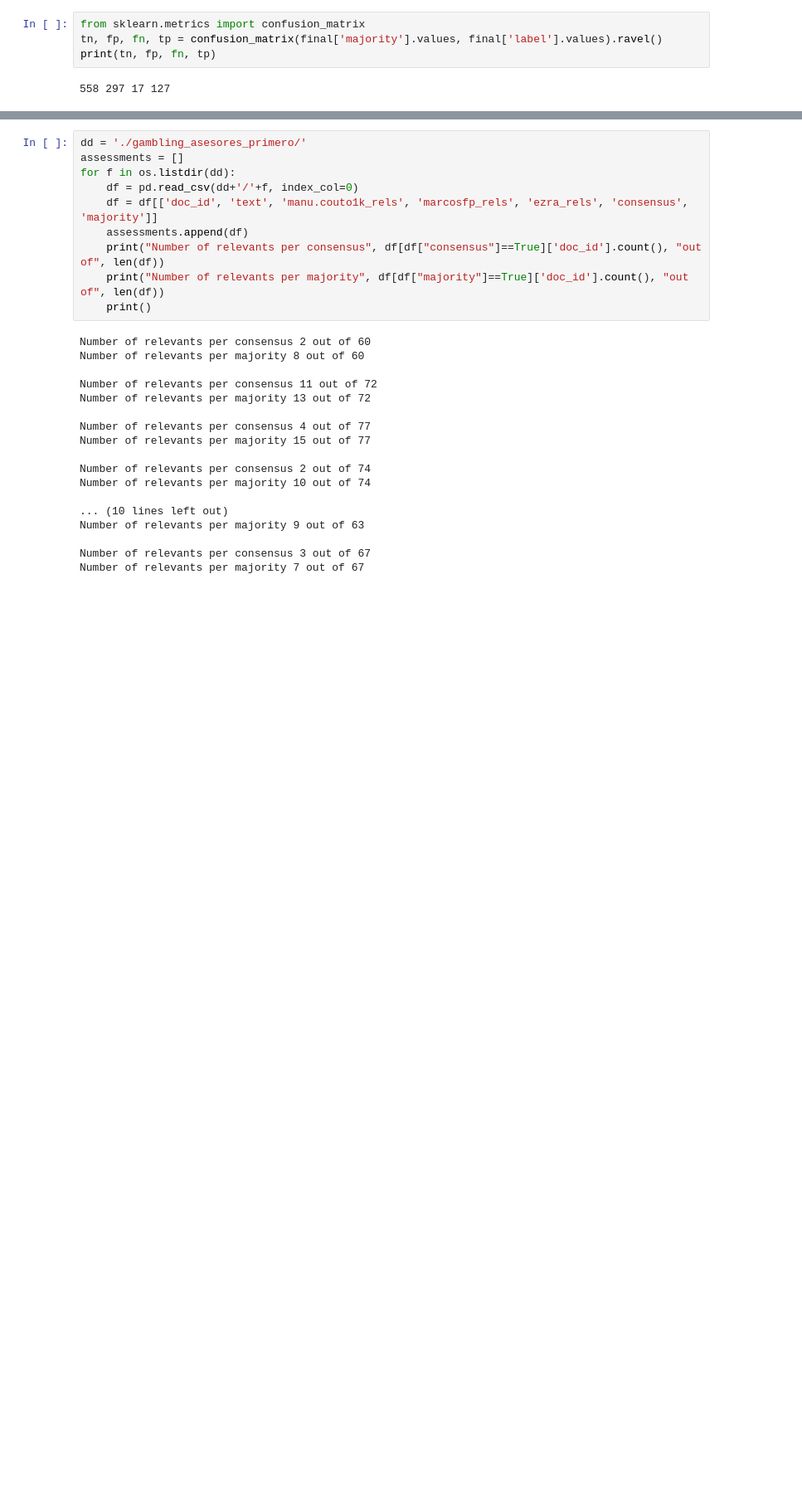
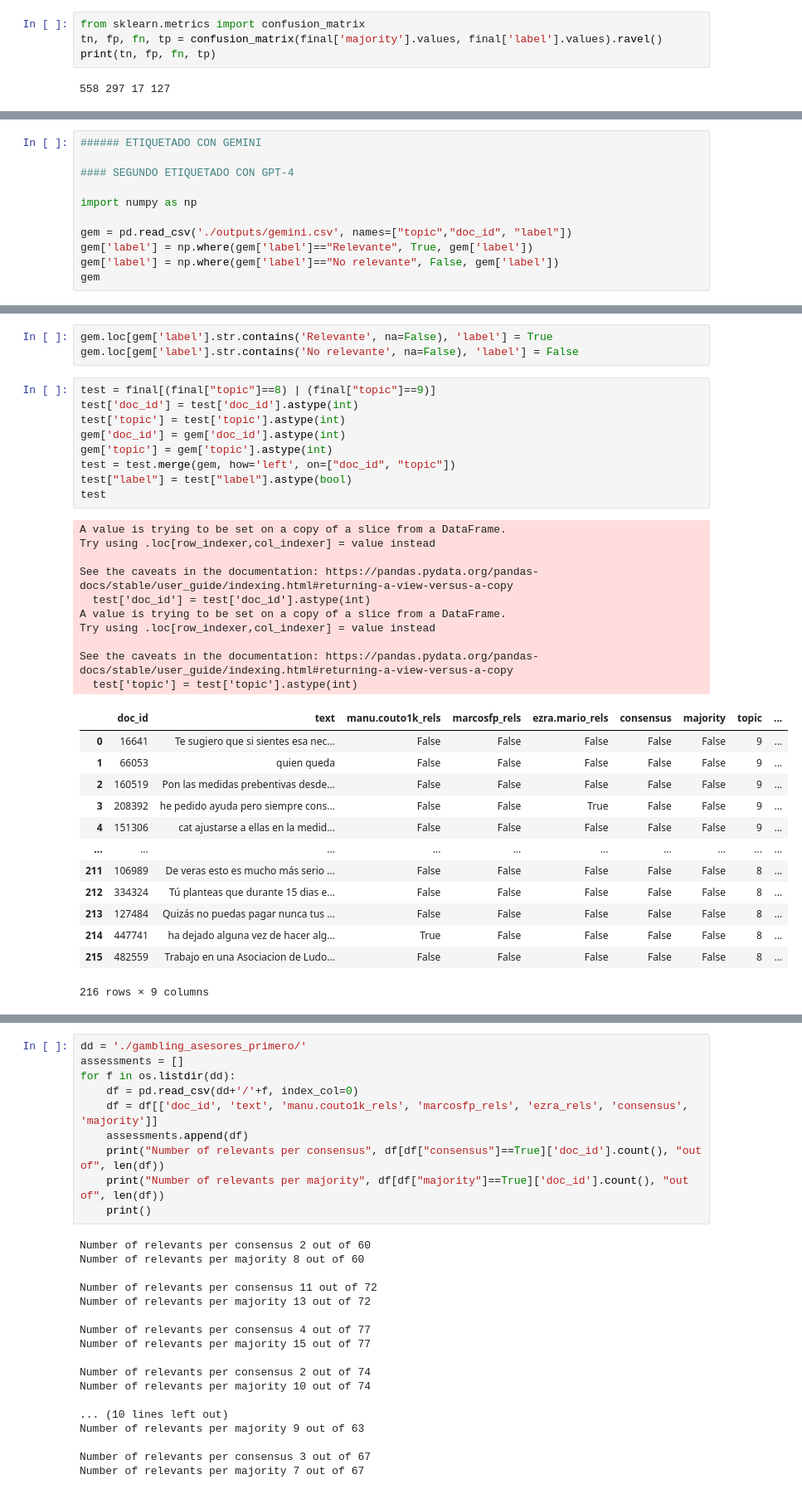
Before and after one commit to citiususc/ludosym, a Jupyter notebook: qrels-stats.ipynb, the cells around one changed output, grey strips where cells are left out. Shown at 83% size. Saved outputs shown, nothing was run; the diff lists cells and outputs as text; blank space fills up the shorter version.

Commit message:
First Gemini results

```diff
--- a/qrels-stats.ipynb
+++ b/qrels-stats.ipynb
@@ -223,0 +233,11 @@ Name: count, dtype: int64
+# %%
+###### ETIQUETADO CON GEMINI
+
+#### SEGUNDO ETIQUETADO CON GPT-4
+
+import numpy as np
+
+gem = pd.read_csv('./outputs/gemini.csv', names=["topic","doc_id", "label"])
+gem['label'] = np.where(gem['label']=="Relevante", True, gem['label'])
+gem['label'] = np.where(gem['label']=="No relevante", False, gem['label'])
+gem
@@ -223,0 +258,36 @@ Name: count, dtype: int64
+# %%
+gem.loc[gem['label'].str.contains('Relevante', na=False), 'label'] = True
+gem.loc[gem['label'].str.contains('No relevante', na=False), 'label'] = False
+# %%
+test = final[(final["topic"]==8) | (final["topic"]==9)]
+test['doc_id'] = test['doc_id'].astype(int)
+test['topic'] = test['topic'].astype(int)
+gem['doc_id'] = gem['doc_id'].astype(int)
+gem['topic'] = gem['topic'].astype(int)
+test = test.merge(gem, how='left', on=["doc_id", "topic"])
+test["label"] = test["label"].astype(bool)
+test
+# %% [output]
+A value is trying to be set on a copy of a slice from a DataFrame.
+Try using .loc[row_indexer,col_indexer] = value instead
+
+See the caveats in the documentation: https://pandas.pydata.org/pandas-docs/stable/user_guide/indexing.html#returning-a-view-versus-a-copy
+  test['doc_id'] = test['doc_id'].astype(int)
+A value is trying to be set on a copy of a slice from a DataFrame.
+Try using .loc[row_indexer,col_indexer] = value instead
+
+See the caveats in the documentation: https://pandas.pydata.org/pandas-docs/stable/user_guide/indexing.html#returning-a-view-versus-a-copy
+  test['topic'] = test['topic'].astype(int)
+|  | doc_id | text | manu.couto1k_rels | marcosfp_rels | ezra.mario_rels | consensus | majority | topic | ... |
+| 0 | 16641 | Te sugiero que si sientes esa nec... | False | False | False | False | False | 9 | ... |
+| 1 | 66053 | quien queda | False | False | False | False | False | 9 | ... |
+| 2 | 160519 | Pon las medidas prebentivas desde... | False | False | False | False | False | 9 | ... |
+| 3 | 208392 | he pedido ayuda pero siempre cons... | False | False | True | False | False | 9 | ... |
+| 4 | 151306 | cat ajustarse a ellas en la medid... | False | False | False | False | False | 9 | ... |
+| ... | ... | ... | ... | ... | ... | ... | ... | ... | ... |
+| 211 | 106989 | De veras esto es mucho más serio ... | False | False | False | False | False | 8 | ... |
+| 212 | 334324 | Tú planteas que durante 15 dias e... | False | False | False | False | False | 8 | ... |
+| 213 | 127484 | Quizás no puedas pagar nunca tus ... | False | False | False | False | False | 8 | ... |
+| 214 | 447741 | ha dejado alguna vez de hacer alg... | True | False | False | False | False | 8 | ... |
+| 215 | 482559 | Trabajo en una Asociacion de Ludo... | False | False | False | False | False | 8 | ... |
+216 rows × 9 columns
```
Also changed, not shown: parts of 19 cells of this notebook, 1 other file.
